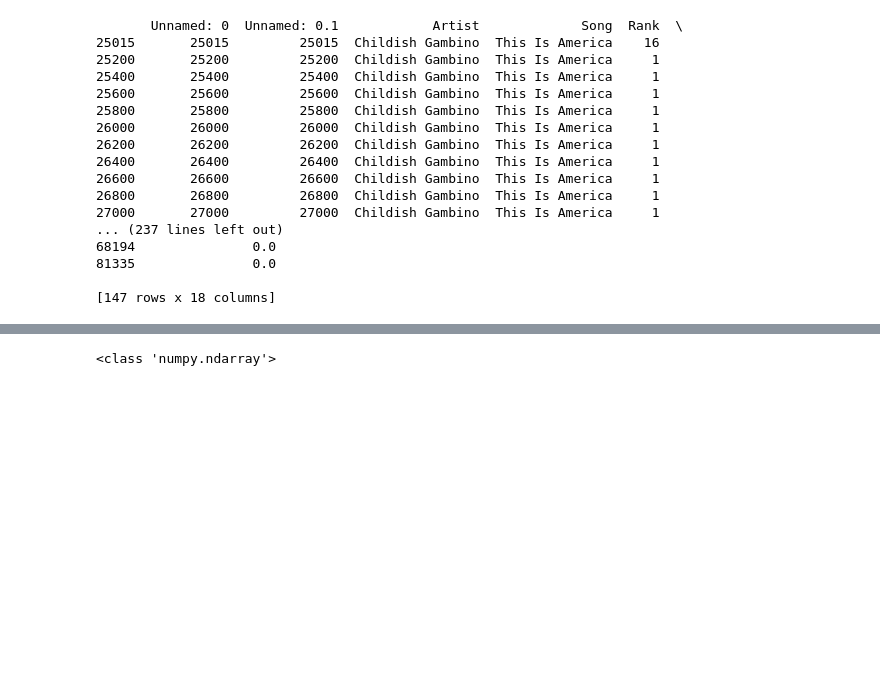
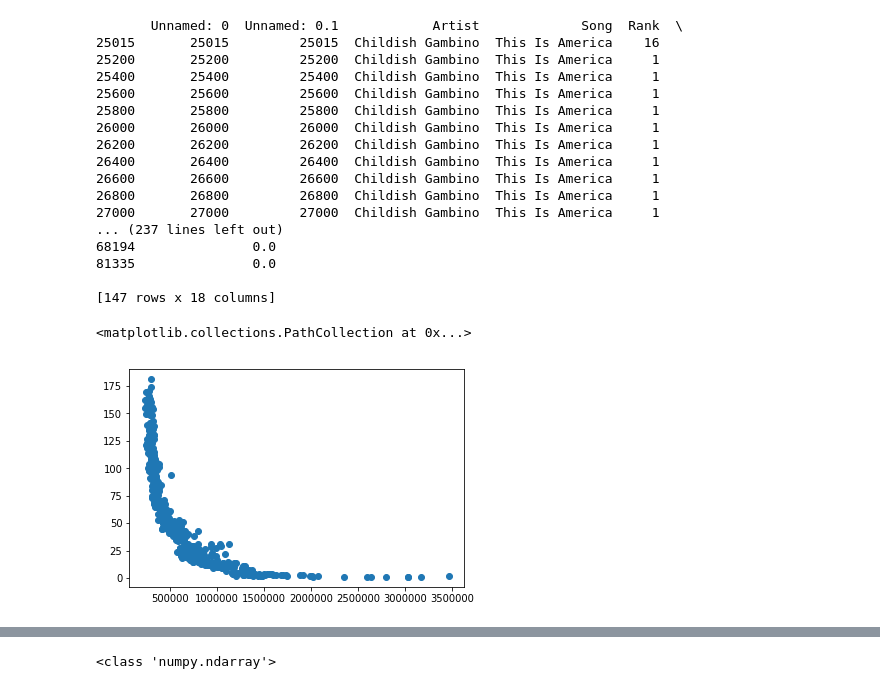
Before and after one commit to suneric98/Crescendo, a Jupyter notebook: data/exploration-linear_regression2.ipynb, the cells around one changed output, grey strips where cells are left out. Drawn from its saved outputs; the diff is of its cells as text; code cells hidden in the pictures; blank space fills up the shorter version.

```diff
--- a/data/exploration-linear_regression2.ipynb
+++ b/data/exploration-linear_regression2.ipynb
@@ -106,10 +106,15 @@ likeitnew = likeitdata.loc[likeitdata['Date']>date1]
 # %%
 # Goal: Pick one song, predict rank next day(predict 10/27/19 using data from 4/6/18 to 10/26/19) )
 #separate rank to x: before 10/27and y
 #2 similar songs 1 as train and 1 as test
 #Features: date, last days rank(the day before rank), number of streams, song features
 
 #2 songs with similar dates
 X=betternowdata[['Streams']].values
 y=betternowdata[['Rank']].values
 #Y=likeitnew[['Rank']]
+
+plt.scatter(X, y)
+# %% [output]
+<matplotlib.collections.PathCollection at 0x...>
+[figure, added]
```
Also changed, not shown: parts of 10 cells of this notebook.
